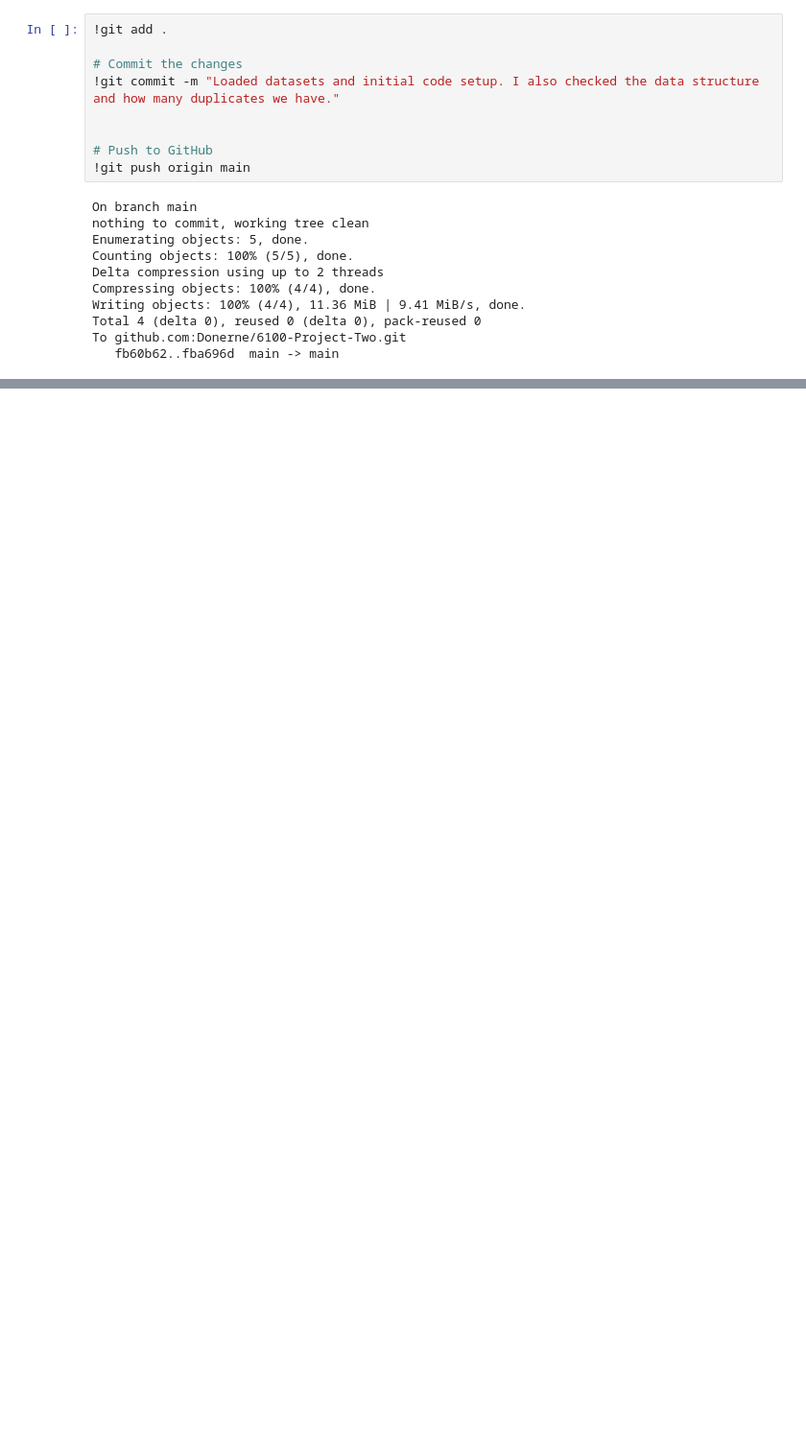
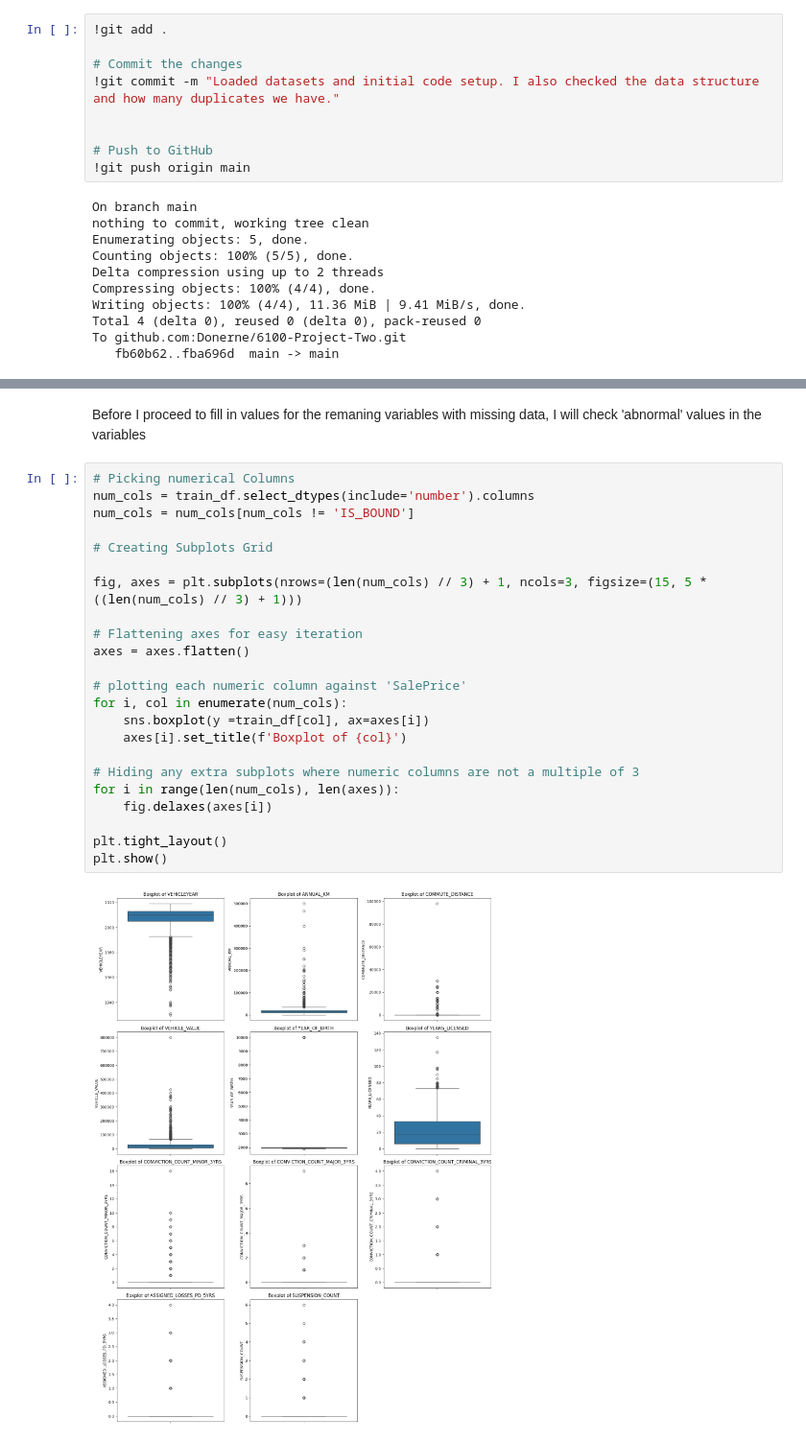
Before and after one commit to stephanieajah/6100-Project-Two, a Jupyter notebook: Insurance_Purchase_Prediction_Model.ipynb, the cells around one changed output, grey strips where cells are left out. Shown: that part at 96% size. Drawn from its saved outputs; the diff is of its cells as text; blank space fills up the shorter version.

Commit message:
current checkpoint

```diff
--- a/Insurance_Purchase_Prediction_Model.ipynb
+++ b/Insurance_Purchase_Prediction_Model.ipynb
@@ -214,0 +272,27 @@ To github.com:Donerne/6100-Project-Two.git
+# %% [markdown]
+Before I proceed to fill in values for the remaning variables with missing data, I will check 'abnormal' values in the variables
+# %%
+# Picking numerical Columns
+num_cols = train_df.select_dtypes(include='number').columns
+num_cols = num_cols[num_cols != 'IS_BOUND']
+
+# Creating Subplots Grid
+
+fig, axes = plt.subplots(nrows=(len(num_cols) // 3) + 1, ncols=3, figsize=(15, 5 * ((len(num_cols) // 3) + 1)))
+
+# Flattening axes for easy iteration
+axes = axes.flatten()
+
+# plotting each numeric column against 'SalePrice'
+for i, col in enumerate(num_cols):
+    sns.boxplot(y =train_df[col], ax=axes[i])
+    axes[i].set_title(f'Boxplot of {col}')
+
+# Hiding any extra subplots where numeric columns are not a multiple of 3
+for i in range(len(num_cols), len(axes)):
+    fig.delaxes(axes[i])
+
+plt.tight_layout()
+plt.show()
+# %% [output]
+[figure, added]
```
Also changed, not shown: parts of 14 cells of this notebook.
